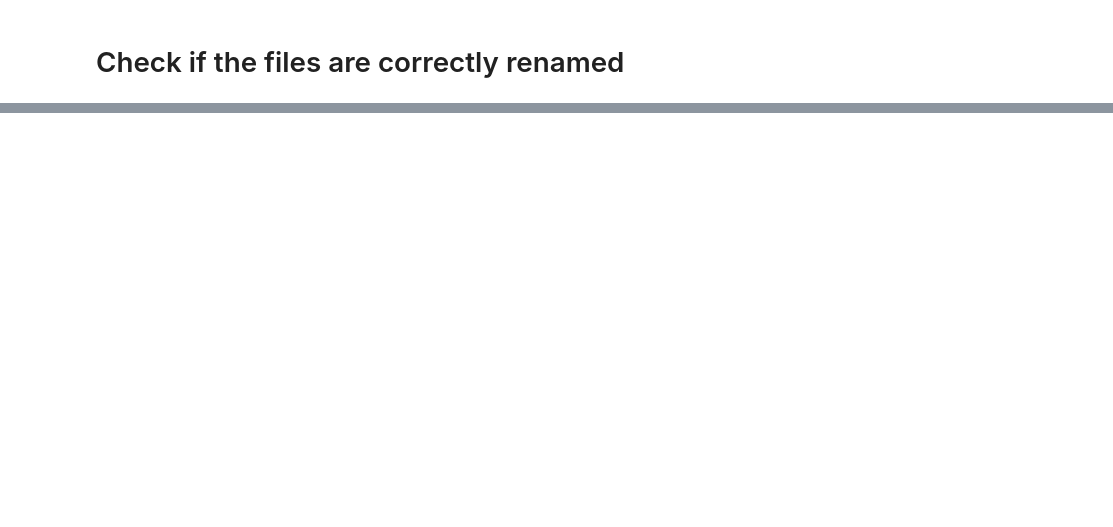
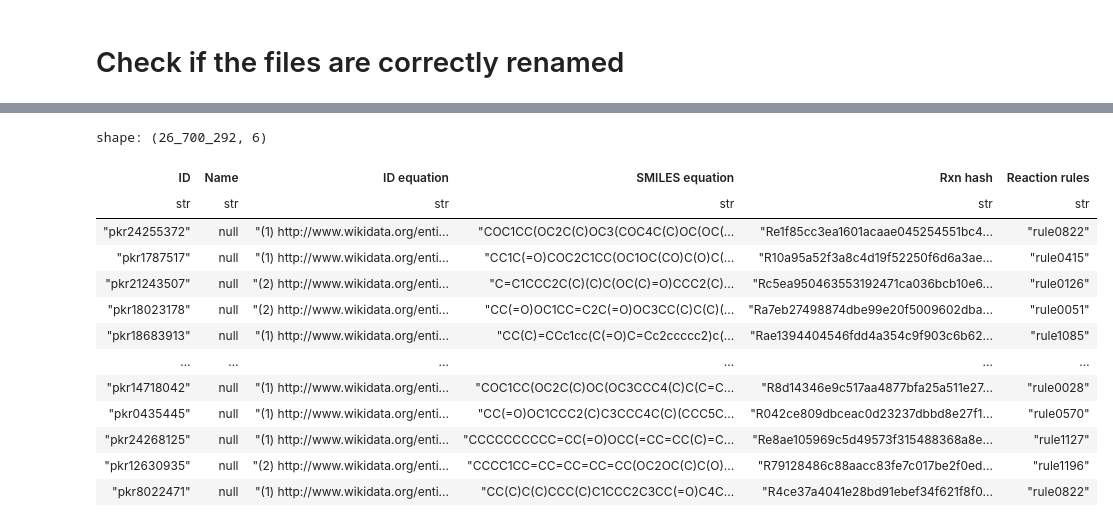
Before and after one commit to commons-research/read-MINE-results, a Jupyter notebook: read_mine_results/db_files/QC.ipynb, the cells around one changed output, grey strips where cells are left out. Drawn from its saved outputs; the diff is of its cells as text; code cells hidden in the pictures; blank space fills up the shorter version.

```diff
--- a/read_mine_results/db_files/QC.ipynb
+++ b/read_mine_results/db_files/QC.ipynb
@@ -42,0 +255,31 @@ shape: (27_478_101, 5)
+# %%
+# copy a part from the first reactions (00) to the second reactions (01).
+
+reaction_path_00 = main_path + "/all_original_files_3x/reactions_1_generalized_230106_frozen_metadata_for_MINES_split_00.csv_77226.91_.parquet"
+reaction_path_01 = main_path + "/all_original_files_3x/reactions_1_generalized_230106_frozen_metadata_for_MINES_split_01.csv_81927.22_.parquet"
+
+df_react_00 = pl.read_parquet(reaction_path_00, n_rows=50)
+df_react_01 = pl.read_parquet(reaction_path_01)
+
+#concatenate the new file
+df = pl.concat([df_react_00, df_react_01])
+
+#save the file
+df.write_parquet(reaction_path_01)
+
+df
+# %% [output]
+shape: (26_700_292, 6)
+| ID | Name | ID equation | SMILES equation | Rxn hash | Reaction rules |
+| str | str | str | str | str | str |
+| "pkr24255372" | null | "(1) http://www.wikidata.org/enti... | "COC1CC(OC2C(C)OC3(COC4C(C)OC(OC(... | "Re1f85cc3ea1601acaae045254551bc4... | "rule0822" |
+| "pkr1787517" | null | "(1) http://www.wikidata.org/enti... | "CC1C(=O)COC2C1CC(OC1OC(CO)C(O)C(... | "R10a95a52f3a8c4d19f52250f6d6a3ae... | "rule0415" |
+| "pkr21243507" | null | "(2) http://www.wikidata.org/enti... | "C=C1CCC2C(C)(C)C(OC(C)=O)CCC2(C)... | "Rc5ea950463553192471ca036bcb10e6... | "rule0126" |
+| "pkr18023178" | null | "(2) http://www.wikidata.org/enti... | "CC(=O)OC1CC=C2C(=O)OC3CC(C)C(C)(... | "Ra7eb27498874dbe99e20f5009602dba... | "rule0051" |
+| "pkr18683913" | null | "(1) http://www.wikidata.org/enti... | "CC(C)=CCc1cc(C(=O)C=Cc2ccccc2)c(... | "Rae1394404546fdd4a354c9f903c6b62... | "rule1085" |
+| … | … | … | … | … | … |
+| "pkr14718042" | null | "(1) http://www.wikidata.org/enti... | "COC1CC(OC2C(C)OC(OC3CCC4(C)C(C=C... | "R8d14346e9c517aa4877bfa25a511e27... | "rule0028" |
+| "pkr0435445" | null | "(1) http://www.wikidata.org/enti... | "CC(=O)OC1CCC2(C)C3CCC4C(C)(CCC5C... | "R042ce809dbceac0d23237dbbd8e27f1... | "rule0570" |
+| "pkr24268125" | null | "(1) http://www.wikidata.org/enti... | "CCCCCCCCCC=CC(=O)OCC(=CC=CC(C)=C... | "Re8ae105969c5d49573f315488368a8e... | "rule1127" |
+| "pkr12630935" | null | "(2) http://www.wikidata.org/enti... | "CCCC1CC=CC=CC=CC=CC(OC2OC(C)C(O)... | "R79128486c88aacc83fe7c017be2f0ed... | "rule1196" |
+| "pkr8022471" | null | "(1) http://www.wikidata.org/enti... | "CC(C)C(C)CCC(C)C1CCC2C3CC(=O)C4C... | "R4ce37a4041e28bd91ebef34f621f8f0... | "rule0822" |
```
Also changed, not shown: parts of 7 cells of this notebook, 2 other files.
